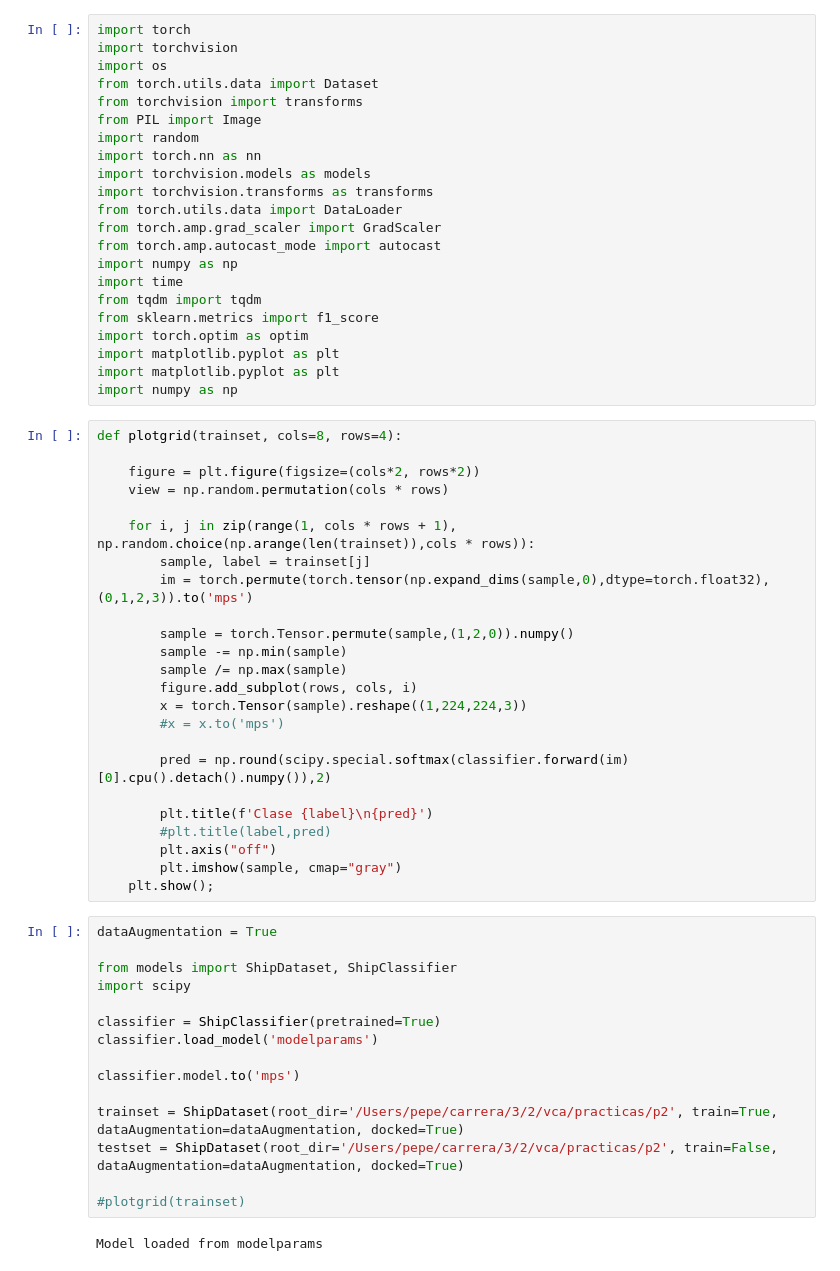
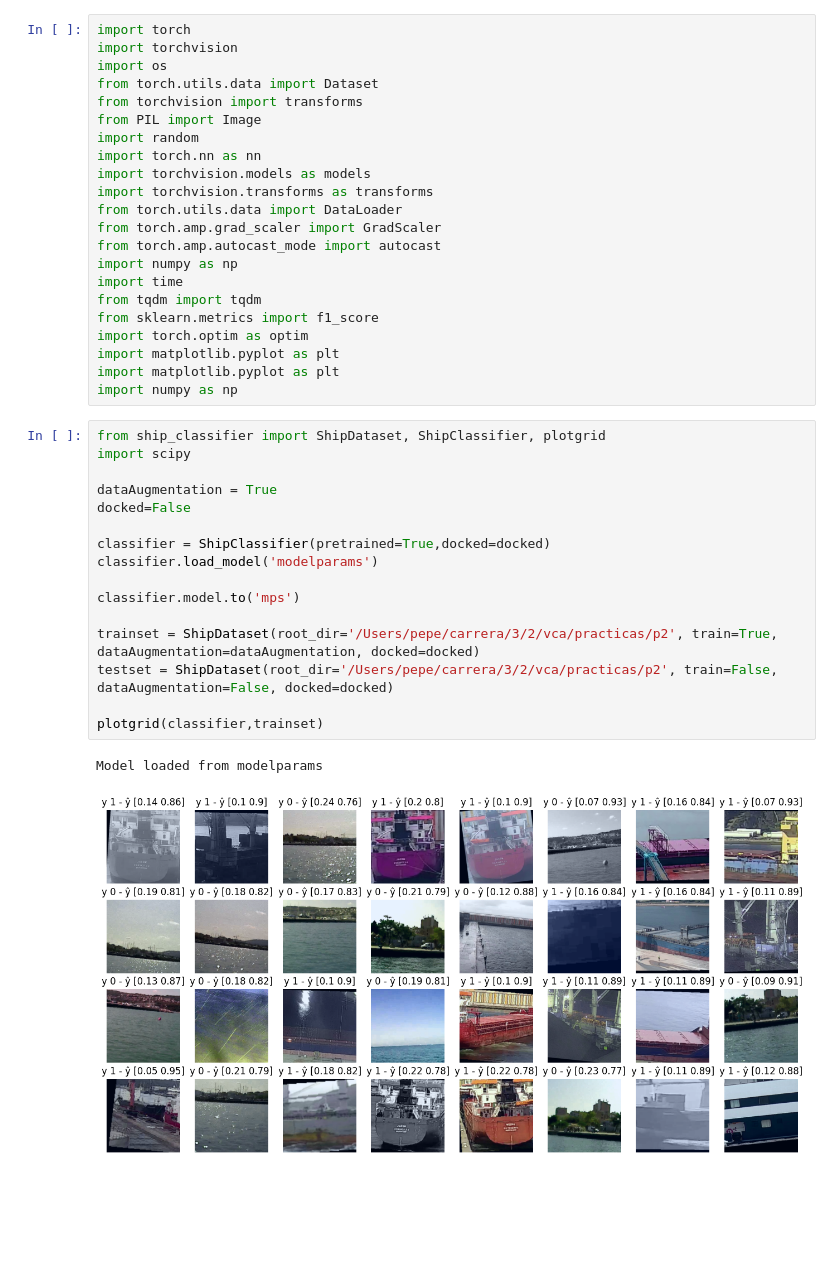
Before and after one commit to PepeRoConde/3year2sem, a Jupyter notebook: vision/p1/pruebas.ipynb, the cells around one changed output. Saved outputs shown, nothing was run; the diff lists cells and outputs as text; blank space fills up the shorter version.

```diff
--- a/vision/p1/pruebas.ipynb
+++ b/vision/p1/pruebas.ipynb
@@ -20,45 +20,23 @@ import torch.optim as optim
 import matplotlib.pyplot as plt
 import matplotlib.pyplot as plt
 import numpy as np
-# %%
-def plotgrid(trainset, cols=8, rows=4):
-
-    figure = plt.figure(figsize=(cols*2, rows*2))
-    view = np.random.permutation(cols * rows)
-
-    for i, j in zip(range(1, cols * rows + 1), np.random.choice(np.arange(len(trainset)),cols * rows)):
-        sample, label = trainset[j]
-        im = torch.permute(torch.tensor(np.expand_dims(sample,0),dtype=torch.float32),(0,1,2,3)).to('mps')
-
-        sample = torch.Tensor.permute(sample,(1,2,0)).numpy()
-        sample -= np.min(sample)
-        sample /= np.max(sample)
-        figure.add_subplot(rows, cols, i)
-        x = torch.Tensor(sample).reshape((1,224,224,3))
-        #x = x.to('mps')
-
-        pred = np.round(scipy.special.softmax(classifier.forward(im)[0].cpu().detach().numpy()),2)
-
-        plt.title(f'Clase {label}\n{pred}')
-        #plt.title(label,pred)
-        plt.axis("off")
-        plt.imshow(sample, cmap="gray")
-    plt.show();
 # %%
-dataAugmentation = True
-
-from models import ShipDataset, ShipClassifier
+from ship_classifier import ShipDataset, ShipClassifier, plotgrid
 import scipy
 
-classifier = ShipClassifier(pretrained=True)
+dataAugmentation = True
+docked=False
+
+classifier = ShipClassifier(pretrained=True,docked=docked)
 classifier.load_model('modelparams')
 
 classifier.model.to('mps')
 
-trainset = ShipDataset(root_dir='/Users/pepe/carrera/3/2/vca/practicas/p2', train=True, dataAugmentation=dataAugmentation, docked=True)
-testset = ShipDataset(root_dir='/Users/pepe/carrera/3/2/vca/practicas/p2', train=False, dataAugmentation=dataAugmentation, docked=True)
+trainset = ShipDataset(root_dir='/Users/pepe/carrera/3/2/vca/practicas/p2', train=True, dataAugmentation=dataAugmentation, docked=docked)
+testset = ShipDataset(root_dir='/Users/pepe/carrera/3/2/vca/practicas/p2', train=False, dataAugmentation=False, docked=docked)
 
-#plotgrid(trainset)
+plotgrid(classifier,trainset)
 # %% [output]
 Model loaded from modelparams
+[figure, added]
 # %%
```
Also changed, not shown: parts of 3 cells of this notebook, 3 other files.
